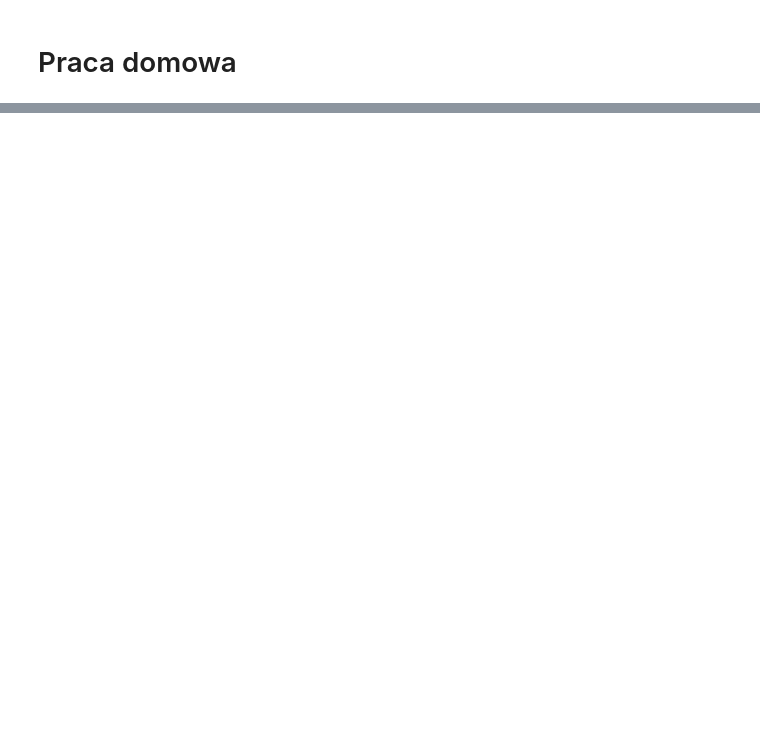
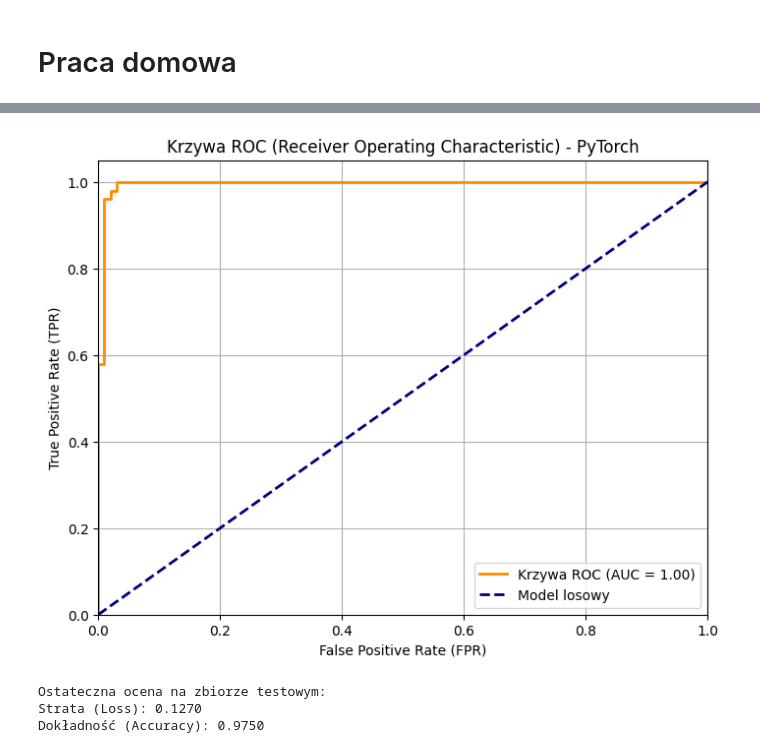
Before and after one commit to M-Jakowczyk/rozpoznawanie_obrazow, a Jupyter notebook: 1_neuron.ipynb, the cells around one changed output, grey strips where cells are left out. Drawn from its saved outputs; the diff is of its cells as text; code cells hidden in the pictures; blank space fills up the shorter version.

```diff
--- a/1_neuron.ipynb
+++ b/1_neuron.ipynb
@@ -98,0 +218,45 @@ plt.show()
+# %%
+import matplotlib.pyplot as plt
+from sklearn.metrics import roc_curve, auc
+
+# Krok 6: Generowanie i rysowanie krzywej ROC
+model.eval() # Upewniamy się, że model jest w trybie ewaluacji
+
+with torch.no_grad(): # Wyłączamy gradienty
+    # Uzyskujemy prawdopodobieństwa dla zbioru testowego
+    y_pred_proba = model(X_test_tensor).numpy()
+
+# Obliczamy punkty krzywej ROC (używamy oryginalnych etykiet NumPy)
+fpr, tpr, thresholds = roc_curve(y_test, y_pred_proba)
+
+# Obliczamy pole pod krzywą (AUC)
+roc_auc = auc(fpr, tpr)
+
+# Rysowanie wykresu
+plt.figure(figsize=(8, 6))
+plt.plot(fpr, tpr, color='darkorange', lw=2, label=f'Krzywa ROC (AUC = {roc_auc:.2f})')
+plt.plot([0, 1], [0, 1], color='navy', lw=2, linestyle='--', label='Model losowy')
+plt.xlim([0.0, 1.0])
+plt.ylim([0.0, 1.05])
+plt.xlabel('False Positive Rate (FPR)')
+plt.ylabel('True Positive Rate (TPR)')
+plt.title('Krzywa ROC (Receiver Operating Characteristic) - PyTorch')
+plt.legend(loc="lower right")
+plt.grid(True)
+plt.show()
+
+# Ostateczna ocena na zbiorze testowym
+with torch.no_grad():
+    test_outputs = model(X_test_tensor)
+    test_loss = criterion(test_outputs, y_test_tensor)
+    predicted = (test_outputs > 0.5).float()
+    accuracy = (predicted == y_test_tensor).float().mean()
+
+print(f"\nOstateczna ocena na zbiorze testowym:")
+print(f"Strata (Loss): {test_loss.item():.4f}")
+print(f"Dokładność (Accuracy): {accuracy.item():.4f}")
+# %% [output]
+[figure, added]
+Ostateczna ocena na zbiorze testowym:
+Strata (Loss): 0.1270
+Dokładność (Accuracy): 0.9750
```
Also changed, not shown: parts of 10 cells of this notebook, 1 other file.
